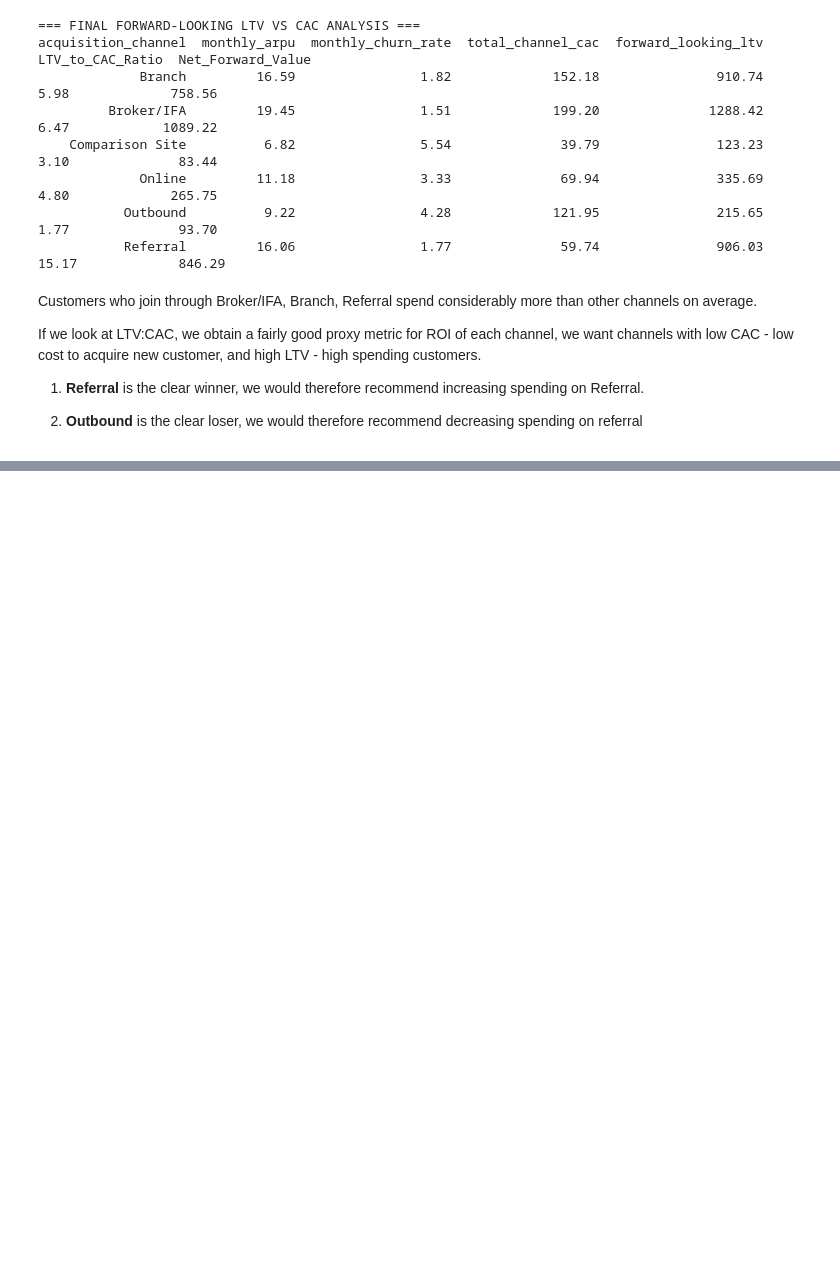
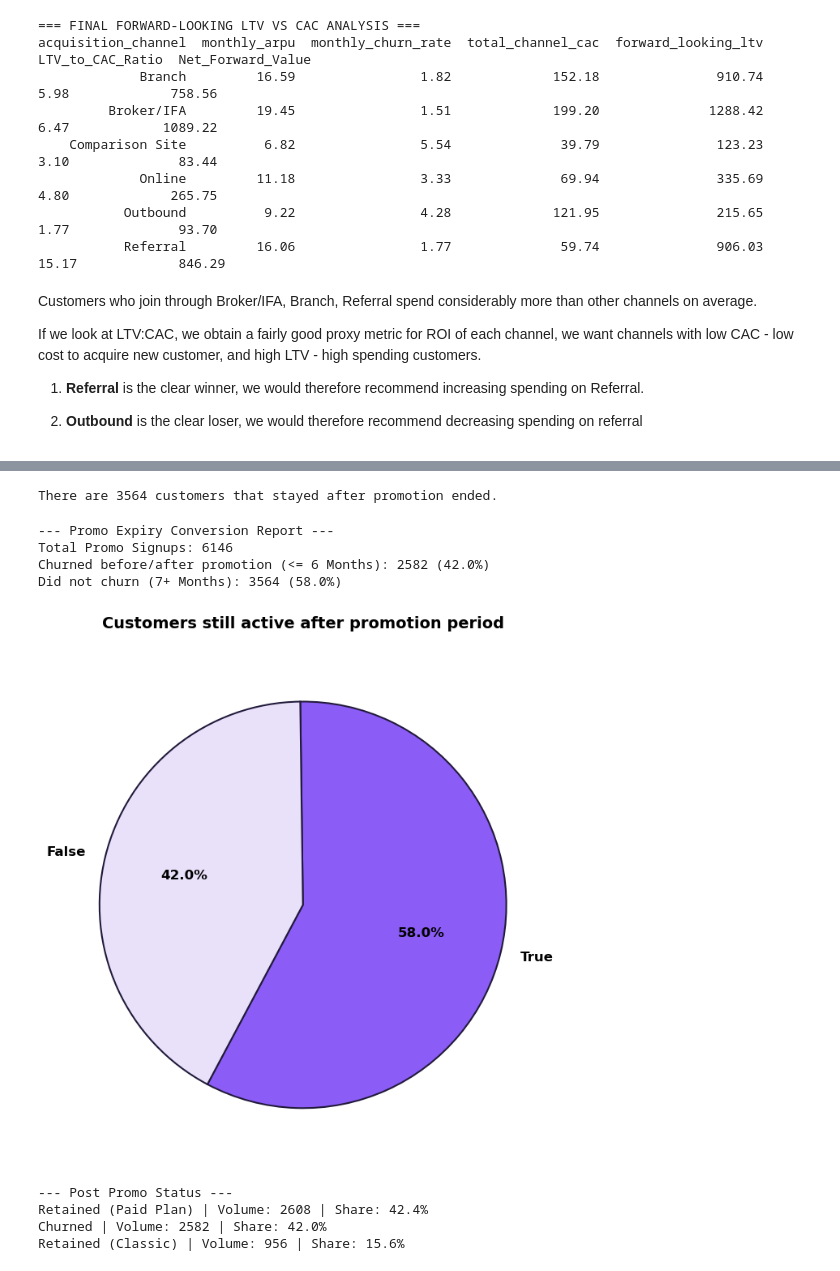
Before and after one commit to geraintmelville/moneycraft_project, a Jupyter notebook: Report.ipynb, the cells around one changed output, grey strips where cells are left out. Drawn from its saved outputs; the diff is of its cells as text; code cells hidden in the pictures; blank space fills up the shorter version.

```diff
--- a/Report.ipynb
+++ b/Report.ipynb
@@ -270,6 +277,7 @@ scv = pd.DataFrame({
     'age_band': age_band,
     'region': region,
     'first_plan': first_plan,
+    'post_promo_first_plan':post_promo_first_plan,
     'last_plan': last_plan,
     'total_revenue': total_revenue,
     'max_paid': max_paid,
@@ -843,0 +850,5 @@ If we look at LTV:CAC, we obtain a fairly good proxy metric for ROI of each chan
+# %%
+# Data merges
+# Merging tables - main table with closure data
+df_merged = pd.merge(scv, closure, on='customer_id', how='left')
+df_merged.head()
@@ -843,0 +862,3 @@ If we look at LTV:CAC, we obtain a fairly good proxy metric for ROI of each chan
+# %%
+promo_cohort = df_merged[df_merged['joined_on_promo'] == True].copy()
+promo_cohort
@@ -843,0 +903,67 @@ If we look at LTV:CAC, we obtain a fairly good proxy metric for ROI of each chan
+# %%
+print(f"There are {promo_cohort_retention["customer_id"].count()} customers that stayed after promotion ended.")
+# %% [output]
+There are 3564 customers that stayed after promotion ended.
+# %%
+# Active after promotion (Tenure is 7 months or more)
+promo_cohort['stayed_active'] = promo_cohort['tenure_months'] >= 7
+
+active_count = promo_cohort['stayed_active'].value_counts()
+active_percentages = promo_cohort['stayed_active'].value_counts(normalize=True) * 100
+
+print("--- Promo Expiry Conversion Report ---")
+print(f"Total Promo Signups: {len(promo_cohort)}")
+print(f"Churned before/after promotion (<= 6 Months): {active_count[False]} ({active_percentages[False]:.1f}%)")
+print(f"Did not churn (7+ Months): {active_count[True]} ({active_percentages[True]:.1f}%)")
+# %% [output]
+--- Promo Expiry Conversion Report ---
+Total Promo Signups: 6146
+Churned before/after promotion (<= 6 Months): 2582 (42.0%)
+Did not churn (7+ Months): 3564 (58.0%)
+# %%
+#plot = active_percentages.plot.pie(y="active_percentages", figsize=(5, 5))
+promo_active_distribution = promo_cohort['stayed_active'].value_counts(normalize=True) * 100
+
+fig = plt.figure(figsize=(10, 7))
+plt.pie(
+    promo_active_distribution,
+    labels=promo_active_distribution.index,
+    autopct='%1.1f%%',
+    startangle=242,
+    colors=['#8B5CF6', '#E9E1FA'],
+    textprops={'weight': 'bold', 'fontsize': 12},
+    wedgeprops={'edgecolor': '#211A3B', 'linewidth': 1.5}
+)
+plt.title('Customers still active after promotion period', fontsize=14, weight='bold', pad=20)
+plt.tight_layout()
+plt.show()
+# %% [output]
+[figure, added]
+# %%
+# default
+promo_cohort['post_promo_status'] = 'Churned'
+
+# active but stayed on Classic
+promo_cohort.loc[
+    (promo_cohort['tenure_months'] >= 7) & (promo_cohort['post_promo_first_plan'] == 'Classic'),
+    'post_promo_status'
+] = 'Retained (Classic)'
+
+# active and Paying (Active past month 6, and on a payed plan)
+promo_cohort.loc[
+    (promo_cohort['tenure_months'] >= 7) & (promo_cohort['post_promo_first_plan'].isin(['Silver', 'Gold', 'Platinum'])),
+    'post_promo_status'
+] = 'Retained (Paid Plan)'
+
+status_counts = promo_cohort['post_promo_status'].value_counts()
+status_percentages = promo_cohort['post_promo_status'].value_counts(normalize=True) * 100
+
+print("--- Post Promo Status ---")
+for status, count in status_counts.items():
+    pct = status_percentages[status]
+    print(f"{status:} | Volume: {count:} | Share: {pct:.1f}%")
+# %% [output]
+--- Post Promo Status ---
+Retained (Paid Plan) | Volume: 2608 | Share: 42.4%
+Churned | Volume: 2582 | Share: 42.0%
+Retained (Classic) | Volume: 956 | Share: 15.6%
```
Also changed, not shown: parts of 40 cells of this notebook, 3 other files.
